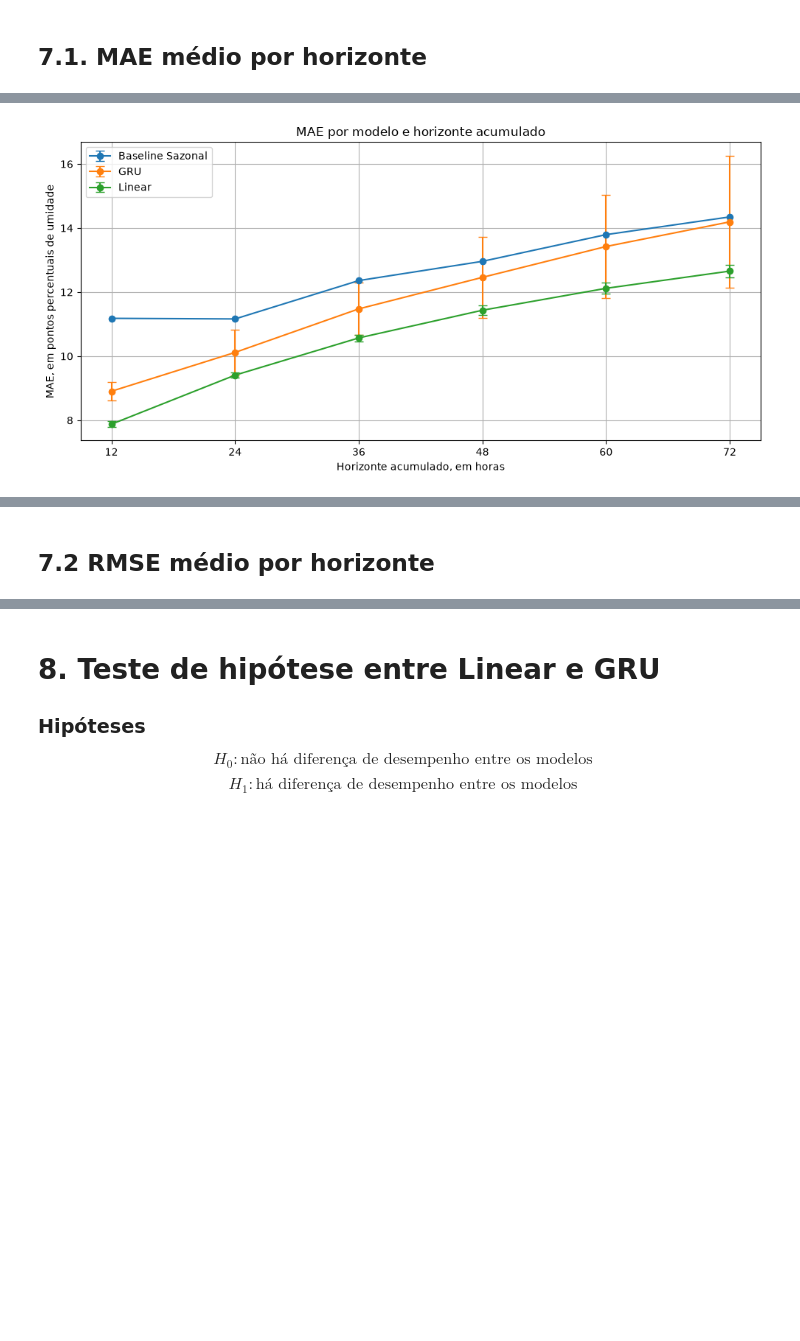
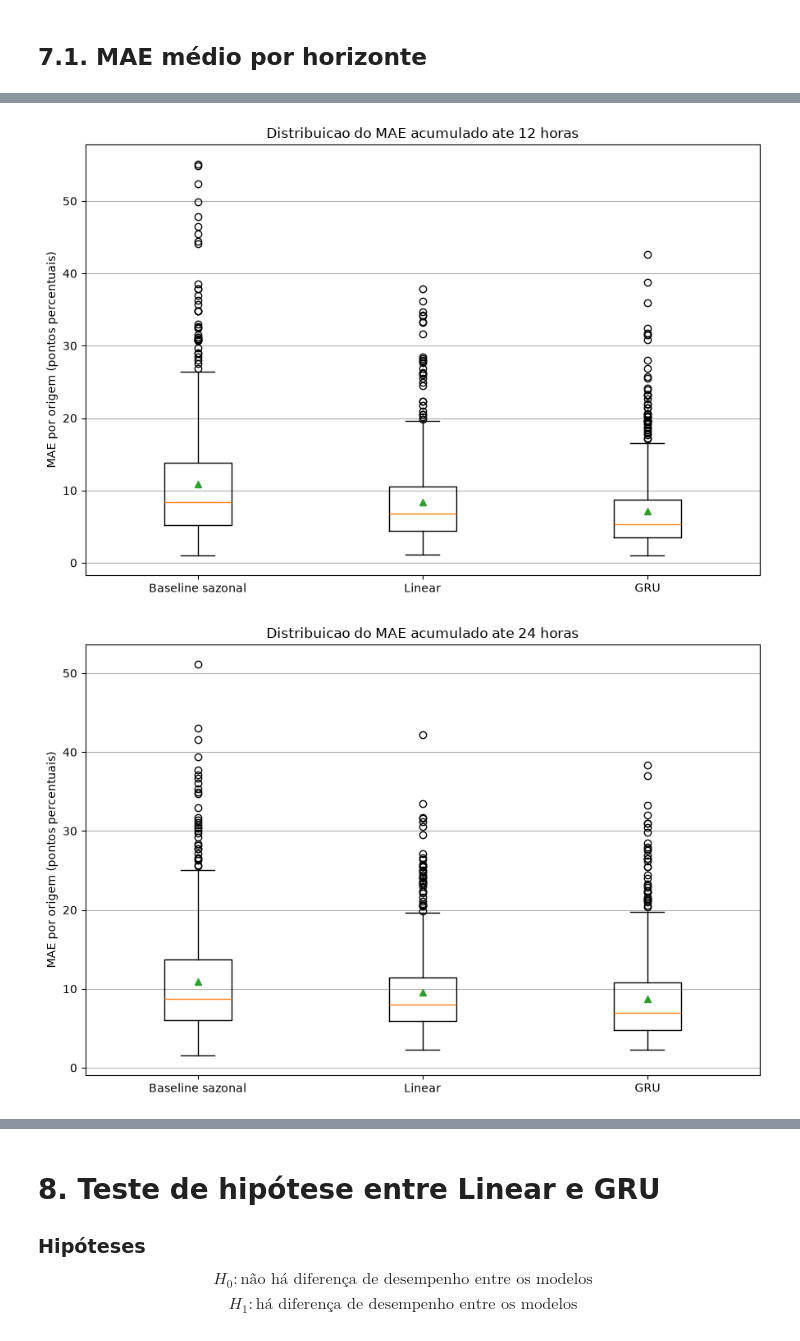
Before and after one commit to pauloadilson/PIC-IV-GRUPO-05-DRP13-AM, a Jupyter notebook: inmet_modeling.ipynb, the cells around one changed output, grey strips where cells are left out. Drawn from its saved outputs; the diff is of its cells as text; code cells hidden in the pictures; blank space fills up the shorter version.

```diff
--- a/inmet_modeling.ipynb
+++ b/inmet_modeling.ipynb
@@ -867,6 +712,7 @@ device = torch.device("cpu")
 def carregar_modelos_da_execucao(
     pasta,
     id_execucao,
+    COLUNA_ALVO,
     dispositivo="cpu"
 ):
     pasta = Path(pasta)
@@ -890,6 +736,7 @@ def carregar_modelos_da_execucao(
         arquivos = list(
             pasta.glob(
                 f"{nome_modelo.lower()}_"
+                f"{COLUNA_ALVO.lower()}_"
                 f"semente-*_{id_execucao}.pth"
             )
         )
@@ -1915,0 +1086,11 @@ print(resumo_final)
+# %%
+resumo_final = pd.concat(
+    [
+        resumo_baseline_final,
+        resumo_modelos[
+            ["modelo", "horizonte", "mae_media", "rmse_media", "n_origens", "mae_dp", "rmse_dp", "execucoes"]
+        ],
+    ],
+    ignore_index=True,
+)
+resumo_final = resumo_final.sort_values(["horizonte", "modelo"]).reset_index(drop=True)
@@ -1920,27 +1170,36 @@ print(resumo_final)
+# %%
+def media_mae_por_origem(lista_resultados, horizonte):
+    matriz = np.vstack([
+        resultado[horizonte]["mae_por_origem"]
+        for resultado in lista_resultados
+    ])
+    return matriz.mean(axis=0)
 # %%
-fig, ax = plt.subplots(figsize=(10, 5))
-
-for modelo, grupo in resumo_final.groupby("modelo"):
-    ax.errorbar(
-        grupo["horizonte"],
-        grupo["mae_media"],
-        yerr=grupo["mae_dp"],
-        marker="o",
-        capsize=4,
-        label=modelo
+for horizonte in (12, 24, 48, 72):
+    mae_baseline = np.asarray(
+        resultados_baseline_teste[horizonte]["mae_por_origem"], dtype=float
+    )
+    mae_linear = media_mae_por_origem(
+        resultados_modelos_teste["Linear"], horizonte
+    )
+    mae_gru = media_mae_por_origem(
+        resultados_modelos_teste["GRU"], horizonte
     )
 
-ax.set_xlabel("Horizonte acumulado, em horas")
-ax.set_ylabel(
-    "MAE, em pontos percentuais de umidade"
-)
-ax.set_title(
-    "MAE por modelo e horizonte acumulado"
-)
-ax.set_xticks([12, 24, 36, 48, 60, 72])
-ax.legend()
-ax.grid(True)
-plt.tight_layout()
-plt.show()
+    assert len(mae_baseline) == len(mae_linear) == len(mae_gru)
+
+    fig, ax = plt.subplots(figsize=(9, 6))
+    ax.boxplot(
+        [mae_baseline, mae_linear, mae_gru],
+        tick_labels=["Baseline sazonal", "Linear", "GRU"],
+        showmeans=True,
+    )
+    ax.set_ylabel(f"MAE por origem ({UNIDADE_ERRO})")
+    ax.set_title(f"Distribuicao do MAE acumulado ate {horizonte} horas")
+    ax.grid(True, axis="y")
+    fig.tight_layout()
+    fig.savefig(PASTA_SAIDAS / f"boxplot_mae_{horizonte}h.png", dpi=150)
+    plt.show()
 # %% [output]
-[figure, old version]
+[figure, new version]
+[figure, added]
@@ -1947,2 +1207,0 @@ plt.show()
-# %% [markdown]
-## 7.2 RMSE médio por horizonte
```
Also changed, not shown: parts of 171 cells of this notebook, 2 other files.
